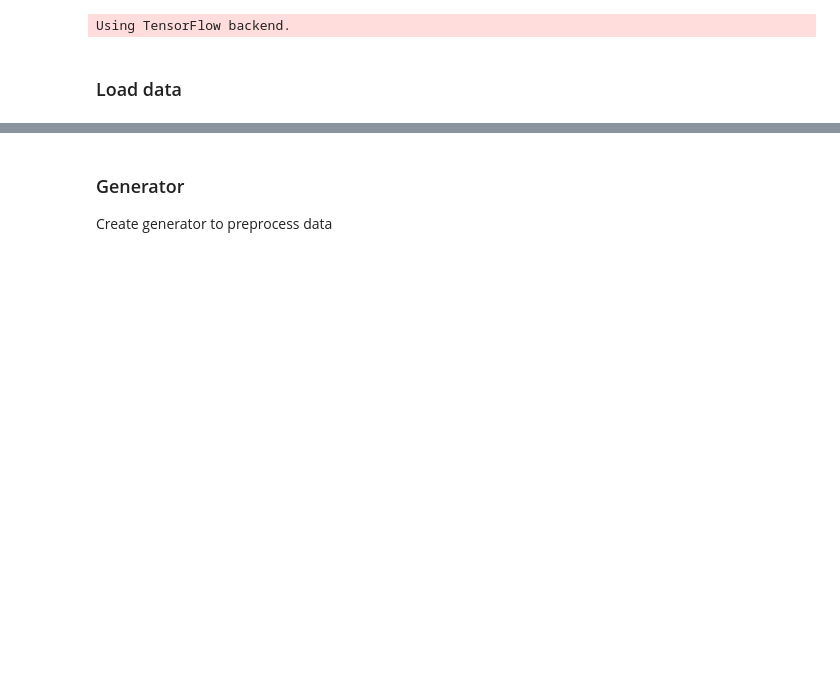
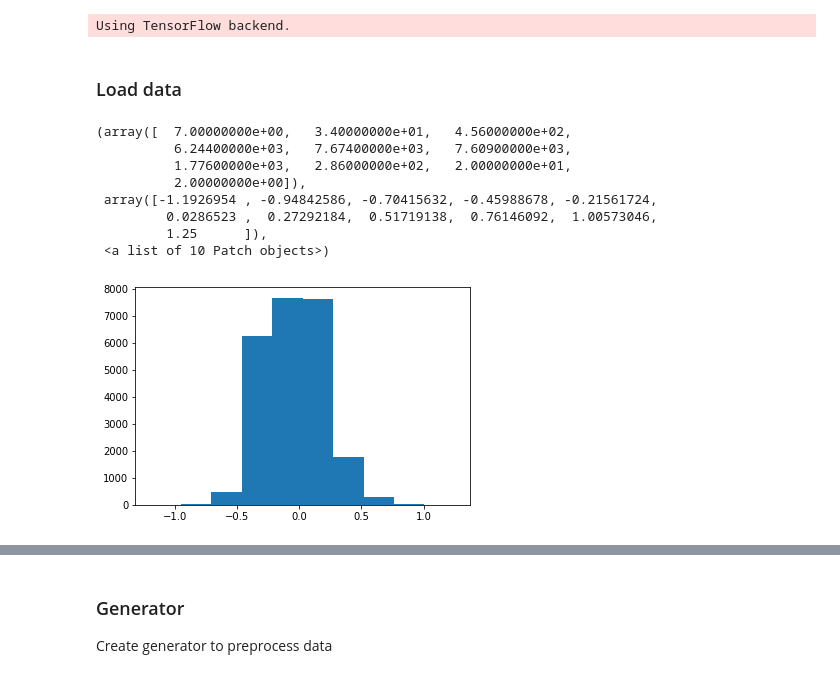
Before and after one commit to husams/Behavioral-Cloning, a Jupyter notebook: nvida.ipynb, the cells around one changed output, grey strips where cells are left out. Cells and saved outputs as stored; diff of their text form; code cells hidden in the pictures; blank space fills up the shorter version.

```diff
--- a/nvida.ipynb
+++ b/nvida.ipynb
@@ -32,3 +32,21 @@ with open("./data/driving_log.csv") as csvFile:
 
 # Split traning data
 train_samples, validation_samples = train_test_split(samples, test_size=0.2)
+# %%
+X = []
+for sample in samples:
+    angle = float(sample[3])
+    X.append(angle)
+    X.append(angle+0.25)
+    X.append(angle-0.25)
+plt.hist(X)
+# %% [output]
+(array([  7.00000000e+00,   3.40000000e+01,   4.56000000e+02,
+          6.24400000e+03,   7.67400000e+03,   7.60900000e+03,
+          1.77600000e+03,   2.86000000e+02,   2.00000000e+01,
+          2.00000000e+00]),
+ array([-1.1926954 , -0.94842586, -0.70415632, -0.45988678, -0.21561724,
+         0.0286523 ,  0.27292184,  0.51719138,  0.76146092,  1.00573046,
+         1.25      ]),
+ <a list of 10 Patch objects>)
+[figure, added]
```
Also changed, not shown: parts of 9 cells of this notebook.
